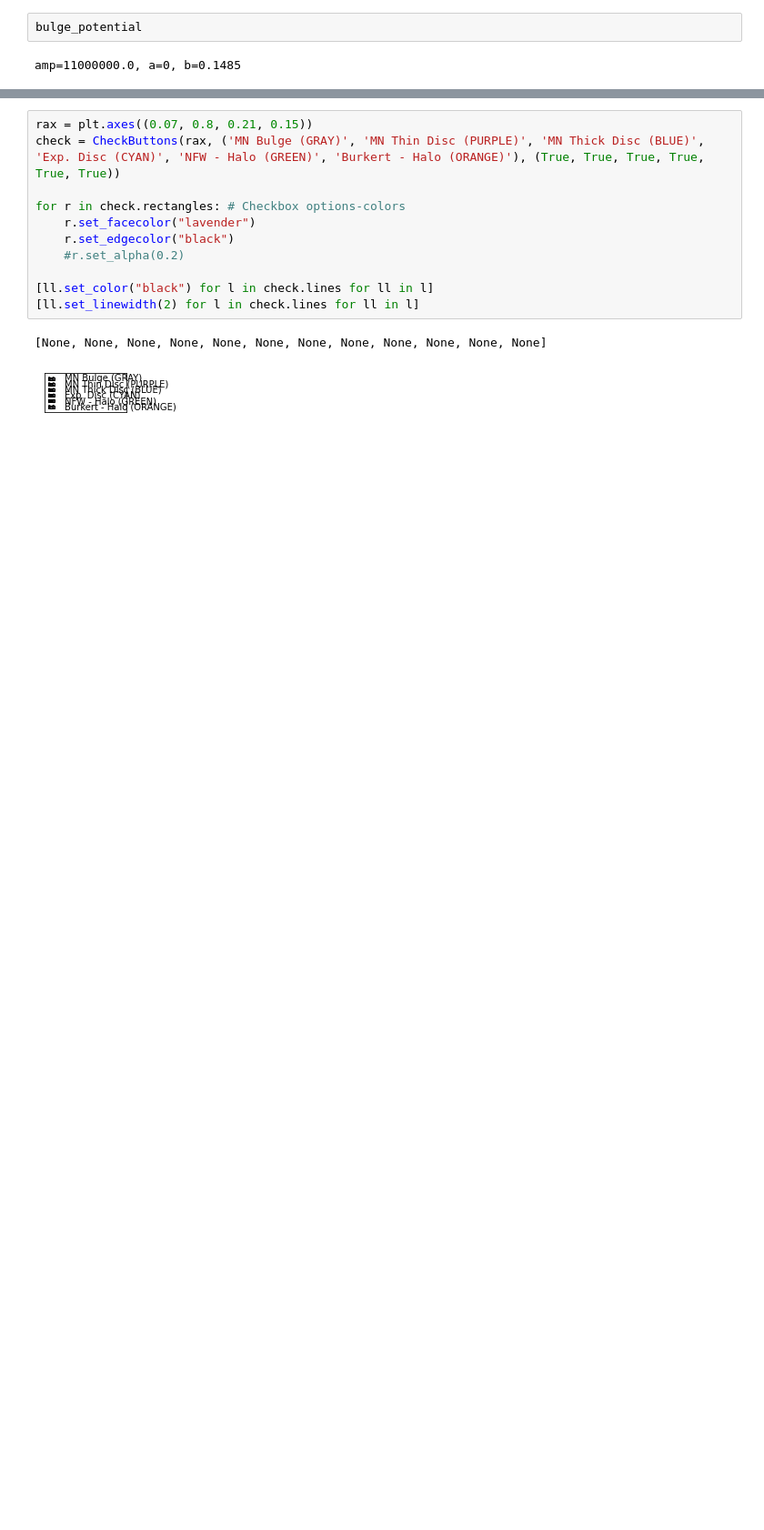
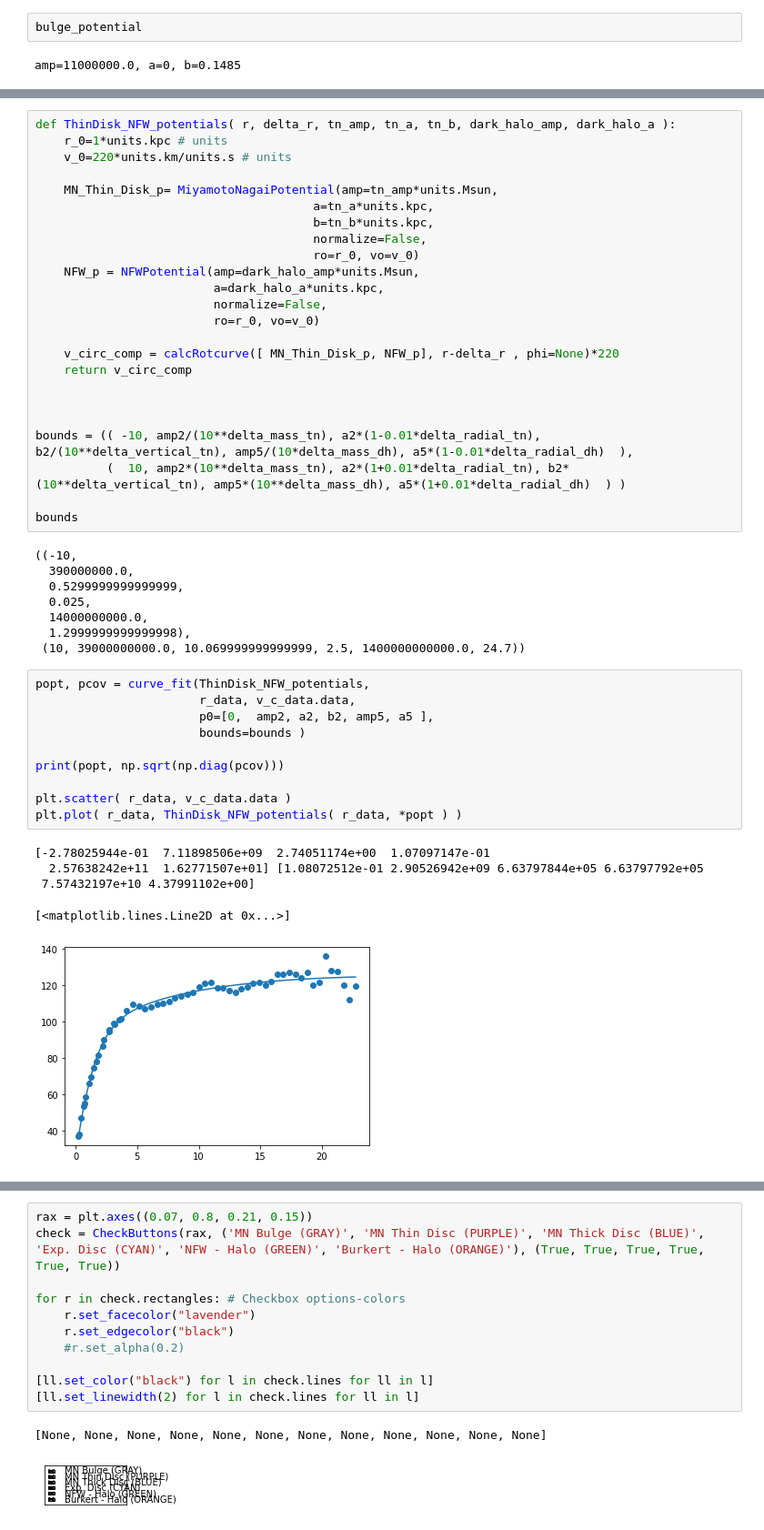
Before and after one commit to andresGranadosC/GalRotpy, a Jupyter notebook: notebook/GalRotpy.ipynb, the cells around one changed output, grey strips where cells are left out. Shown: that part at 91% size. Saved outputs shown, nothing was run; the diff lists cells and outputs as text; blank space fills up the shorter version.

```diff
--- a/notebook/GalRotpy.ipynb
+++ b/notebook/GalRotpy.ipynb
@@ -213,0 +439,48 @@ amp=11000000.0, a=0, b=0.1485
+# %%
+def ThinDisk_NFW_potentials( r, delta_r, tn_amp, tn_a, tn_b, dark_halo_amp, dark_halo_a ):
+    r_0=1*units.kpc # units
+    v_0=220*units.km/units.s # units
+
+    MN_Thin_Disk_p= MiyamotoNagaiPotential(amp=tn_amp*units.Msun,
+                                       a=tn_a*units.kpc,
+                                       b=tn_b*units.kpc,
+                                       normalize=False,
+                                       ro=r_0, vo=v_0)
+    NFW_p = NFWPotential(amp=dark_halo_amp*units.Msun,
+                         a=dark_halo_a*units.kpc,
+                         normalize=False,
+                         ro=r_0, vo=v_0)
+
+    v_circ_comp = calcRotcurve([ MN_Thin_Disk_p, NFW_p], r-delta_r , phi=None)*220
+    return v_circ_comp
+
+
+
+bounds = (( -10, amp2/(10**delta_mass_tn), a2*(1-0.01*delta_radial_tn), b2/(10**delta_vertical_tn), amp5/(10*delta_mass_dh), a5*(1-0.01*delta_radial_dh)  ),
+          (  10, amp2*(10**delta_mass_tn), a2*(1+0.01*delta_radial_tn), b2*(10**delta_vertical_tn), amp5*(10**delta_mass_dh), a5*(1+0.01*delta_radial_dh)  ) )
+
+bounds
+# %% [output]
+((-10,
+  390000000.0,
+  0.5299999999999999,
+  0.025,
+  14000000000.0,
+  1.2999999999999998),
+ (10, 39000000000.0, 10.069999999999999, 2.5, 1400000000000.0, 24.7))
+# %%
+popt, pcov = curve_fit(ThinDisk_NFW_potentials,
+                       r_data, v_c_data.data,
+                       p0=[0,  amp2, a2, b2, amp5, a5 ],
+                       bounds=bounds )
+
+print(popt, np.sqrt(np.diag(pcov)))
+
+plt.scatter( r_data, v_c_data.data )
+plt.plot( r_data, ThinDisk_NFW_potentials( r_data, *popt ) )
+# %% [output]
+[-2.78025944e-01  7.11898506e+09  2.74051174e+00  1.07097147e-01
+  2.57638242e+11  1.62771507e+01] [1.08072512e-01 2.90526942e+09 6.63797844e+05 6.63797792e+05
+ 7.57432197e+10 4.37991102e+00]
+[<matplotlib.lines.Line2D at 0x...>]
+[figure, added]
```
Also changed, not shown: parts of 26 cells of this notebook, 6 other files.
